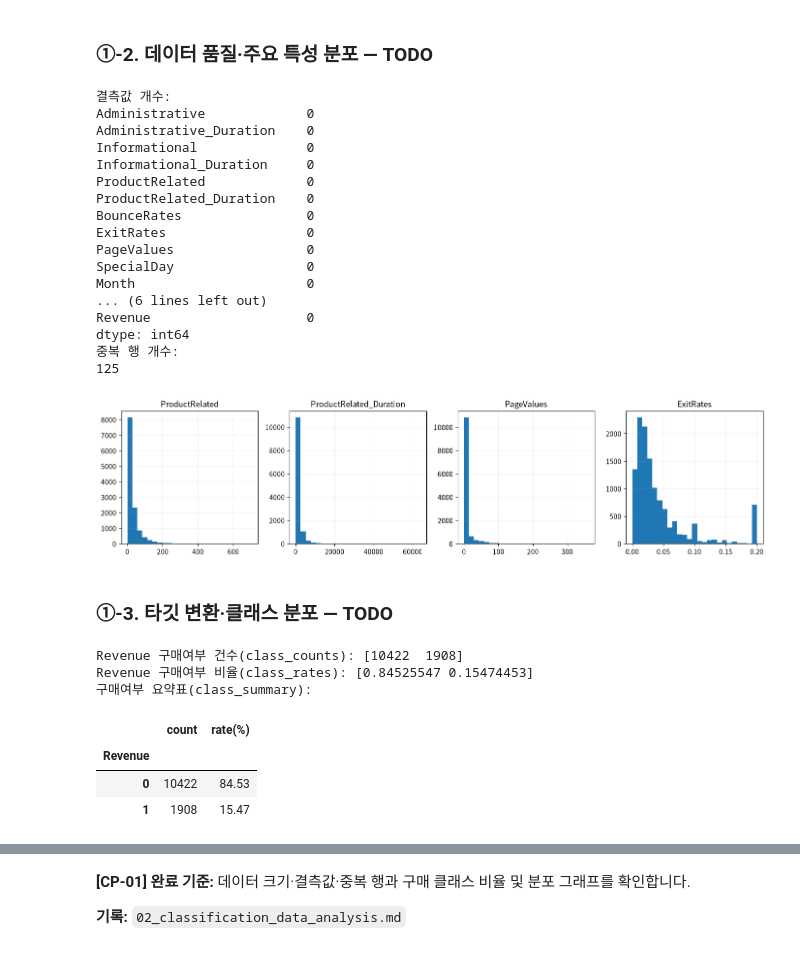
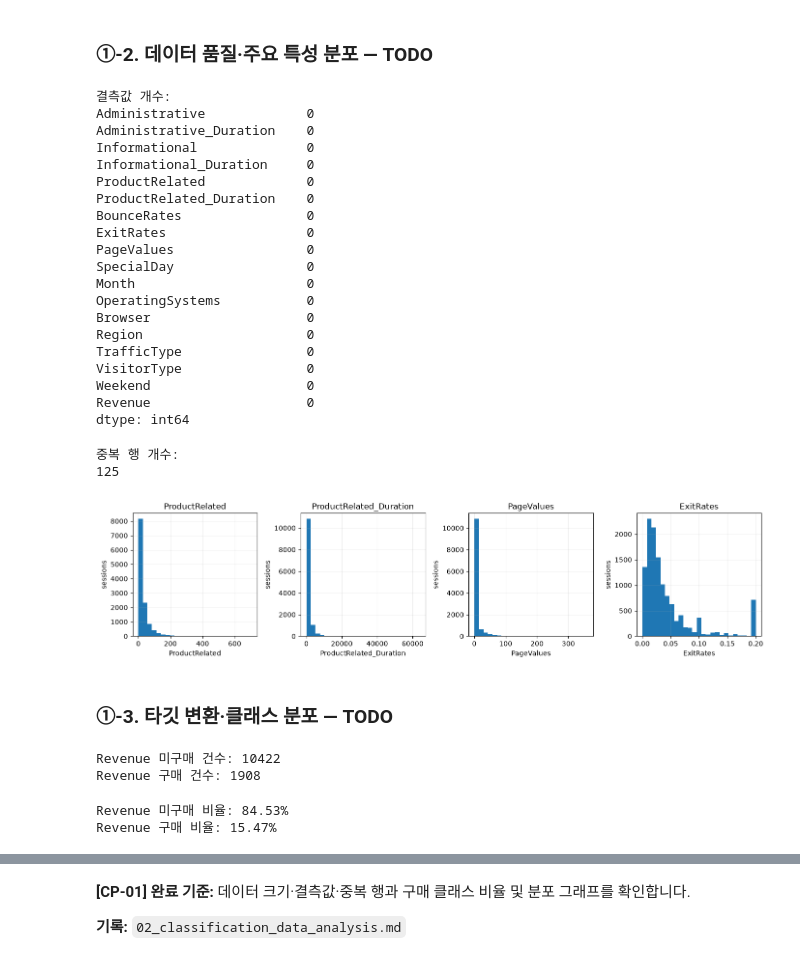
Before and after one commit to mobiemh/ai-miniproject01, a Jupyter notebook: mini-project-01/code/02_classification_online_shopping.ipynb, the cells around one changed output, grey strips where cells are left out. Drawn from its saved outputs; the diff is of its cells as text; code cells hidden in the pictures.

```diff
--- a/mini-project-01/code/02_classification_online_shopping.ipynb
+++ b/mini-project-01/code/02_classification_online_shopping.ipynb
@@ -108,20 +108,6 @@ display(df.describe(include="all"))
 # 힌트: isna().sum(), duplicated().sum()
 print('결측값 개수:')
 print(df.isna().sum())
-print('중복 행 개수:')
-print(df.duplicated().sum())
-
-# [공통] 시각화할 특성과 그래프 틀
-plot_cols = ["ProductRelated", "ProductRelated_Duration", "PageValues", "ExitRates"]
-fig, axes = plt.subplots(1, 4, figsize=(14, 3.5))
-for ax, col in zip(axes, plot_cols):
-    # TODO 1-3. 각 특성의 히스토그램을 작성합니다.
-    # 힌트: ax.hist(df[col], bins=25)
-    ax.hist(df[col], bins=25)
-    ax.set_title(col)
-    ax.grid(alpha=0.2)
-plt.tight_layout()
-plt.show()
 # %% [output]
 결측값 개수:
 Administrative             0
@@ -135,12 +121,38 @@ ExitRates                  0
 PageValues                 0
 SpecialDay                 0
 Month                      0
-... (6 lines left out)
+OperatingSystems           0
+Browser                    0
+Region                     0
+TrafficType                0
+VisitorType                0
+Weekend                    0
 Revenue                    0
 dtype: int64
-중복 행 개수:
-125
-[figure, removed]
+# %%
+print('중복 행 개수:')
+print(df.duplicated().sum())
+# %% [output]
+중복 행 개수:
+125
+# %%
+
+# [공통] 시각화할 특성과 그래프 틀
+# 세션에서 본 상품 관련 페이지 수(개) | 상품 관련 페이지에 머문 총 시간(초) | 머문 페이지들이 얼마나 구매로 이어졌나, 페이지의 가치 | 세션에서 본 페이지들의 평균 이탈률(0~1)
+plot_cols = ["ProductRelated", "ProductRelated_Duration", "PageValues", "ExitRates"]
+fig, axes = plt.subplots(1, 4, figsize=(14, 3.5))
+for ax, col in zip(axes, plot_cols):
+    # TODO 1-3. 각 특성의 히스토그램을 작성합니다.
+    # 힌트: ax.hist(df[col], bins=25)
+    ax.hist(df[col], bins=25)
+    ax.set_title(col)
+    ax.set_xlabel(col)
+    ax.set_ylabel('sessions')
+    ax.grid(alpha=0.2)
+plt.tight_layout()
+plt.show()
+# %% [output]
+[figure, added]
 # %% [markdown]
 ### ①-3. 타깃 변환·클래스 분포 — TODO
 # %%
@@ -152,22 +164,15 @@ df["Weekend"] = df["Weekend"].astype(int)
 # TODO 1-5. Revenue의 클래스별 건수와 비율을 계산합니다.
 # 힌트: value_counts().sort_index(), value_counts(normalize=True)
 class_counts = df["Revenue"].value_counts().sort_index()
-print("Revenue 구매여부 건수(class_counts):", class_counts.values)
-class_rates = df["Revenue"].value_counts(normalize=True)
-print("Revenue 구매여부 비율(class_rates):", class_rates.values)
-
-# [공통] 결과표와 그래프 틀
-class_summary = pd.DataFrame({
-    "count": class_counts,
-    "rate(%)": (class_rates * 100).round(2),
-})
-print("구매여부 요약표(class_summary):")
-display(class_summary)
+print("Revenue 미구매 건수:", class_counts.values[0])
+print("Revenue 구매 건수:", class_counts.values[1])
 # %% [output]
-Revenue 구매여부 건수(class_counts): [10422  1908]
-Revenue 구매여부 비율(class_rates): [0.84525547 0.15474453]
-구매여부 요약표(class_summary):
+Revenue 미구매 건수: 10422
+Revenue 구매 건수: 1908
-|  | count | rate(%) |
-| Revenue |  |  |
-| 0 | 10422 | 84.53 |
-| 1 | 1908 | 15.47 |
+# %%
+class_rates = df["Revenue"].value_counts(normalize=True)
+print(f"Revenue 미구매 비율: {class_rates.loc[0]:.2%}")
+print(f"Revenue 구매 비율: {class_rates.loc[1]:.2%}")
+# %% [output]
+Revenue 미구매 비율: 84.53%
+Revenue 구매 비율: 15.47%
```
Also changed, not shown: parts of 9 cells of this notebook, 2 other files.
